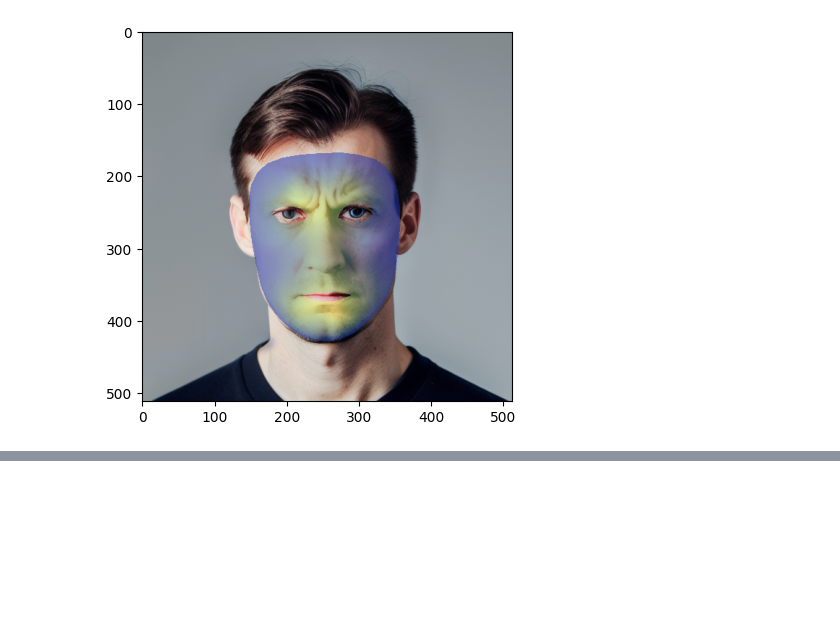
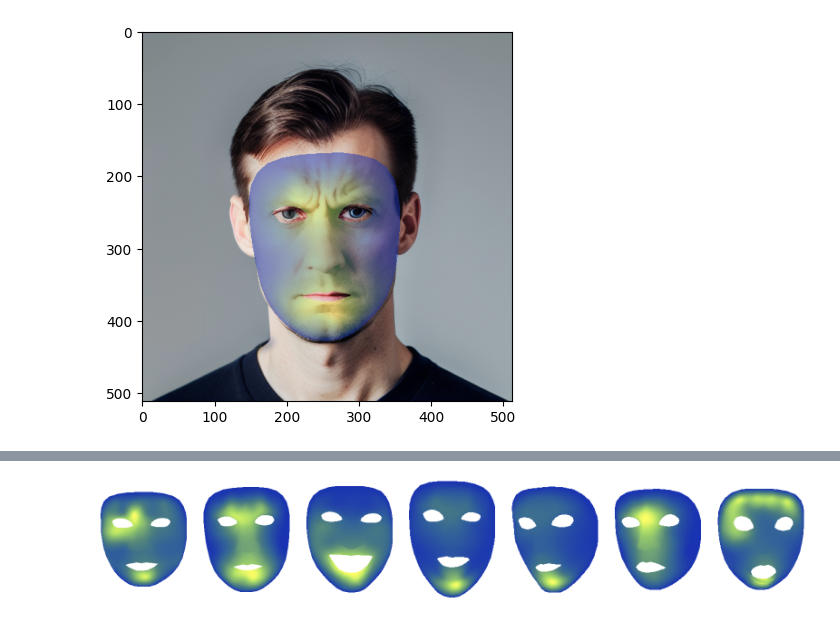
Before and after one commit to cvjena/face-projection, a Jupyter notebook: example/emotion.ipynb, the cells around one changed output, grey strips where cells are left out. Saved outputs shown, nothing was run; the diff lists cells and outputs as text; code cells hidden in the pictures; blank space fills up the shorter version.

```diff
--- a/example/emotion.ipynb
+++ b/example/emotion.ipynb
@@ -30,0 +82,16 @@ plt.imshow(projected)
+# %%
+warper = fp.Warper()
+
+projected_emotion = {}
+for emotion in emotions_face:
+    projected_emotion[emotion] = warper.emotion(emotion, emotions_data[emotion], beta=1.0)
+# %%
+fig, ax = plt.subplots(1, 7, figsize=(20, 5))
+
+for a, mov in zip(ax, projected_emotion):
+    a.axis("off")
+    a.imshow(projected_emotion[mov])
+
+# plt.savefig("../files/emotion.jpg", bbox_inches='tight', dpi=100)
+# %% [output]
+[figure, added]
```
Also changed, not shown: parts of 9 cells of this notebook, 15 other files.
